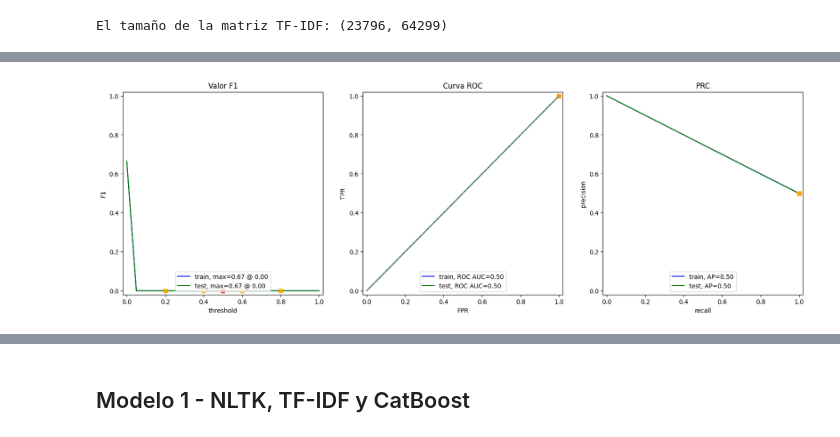
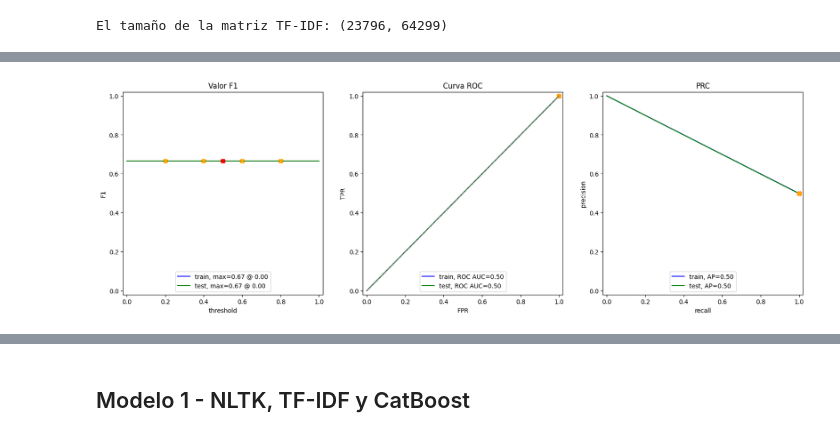
Before and after one commit to santicar1809/aprendizaje_automatico_textos, a Jupyter notebook: code_14.ipynb, the cells around one changed output, grey strips where cells are left out. Drawn from its saved outputs; the diff is of its cells as text; code cells hidden in the pictures.

```diff
--- a/code_14.ipynb
+++ b/code_14.ipynb
@@ -604,5 +704,5 @@ El tamaño de la matriz TF-IDF: (23796, 64299)
 # %%
-dummy_clf = DummyClassifier(strategy="most_frequent")
+dummy_clf = DummyClassifier(strategy="constant",constant=1)
 dummy_clf.fit(features_train,target_train)
 evaluate_model(dummy_clf, features_train, target_train, features_test, target_test)
 # %% [output]
@@ -614 +714 @@ ROC AUC     0.5   0.5
-[figure, old version]
+[figure, new version]
```
Also changed, not shown: parts of 20 cells of this notebook.
